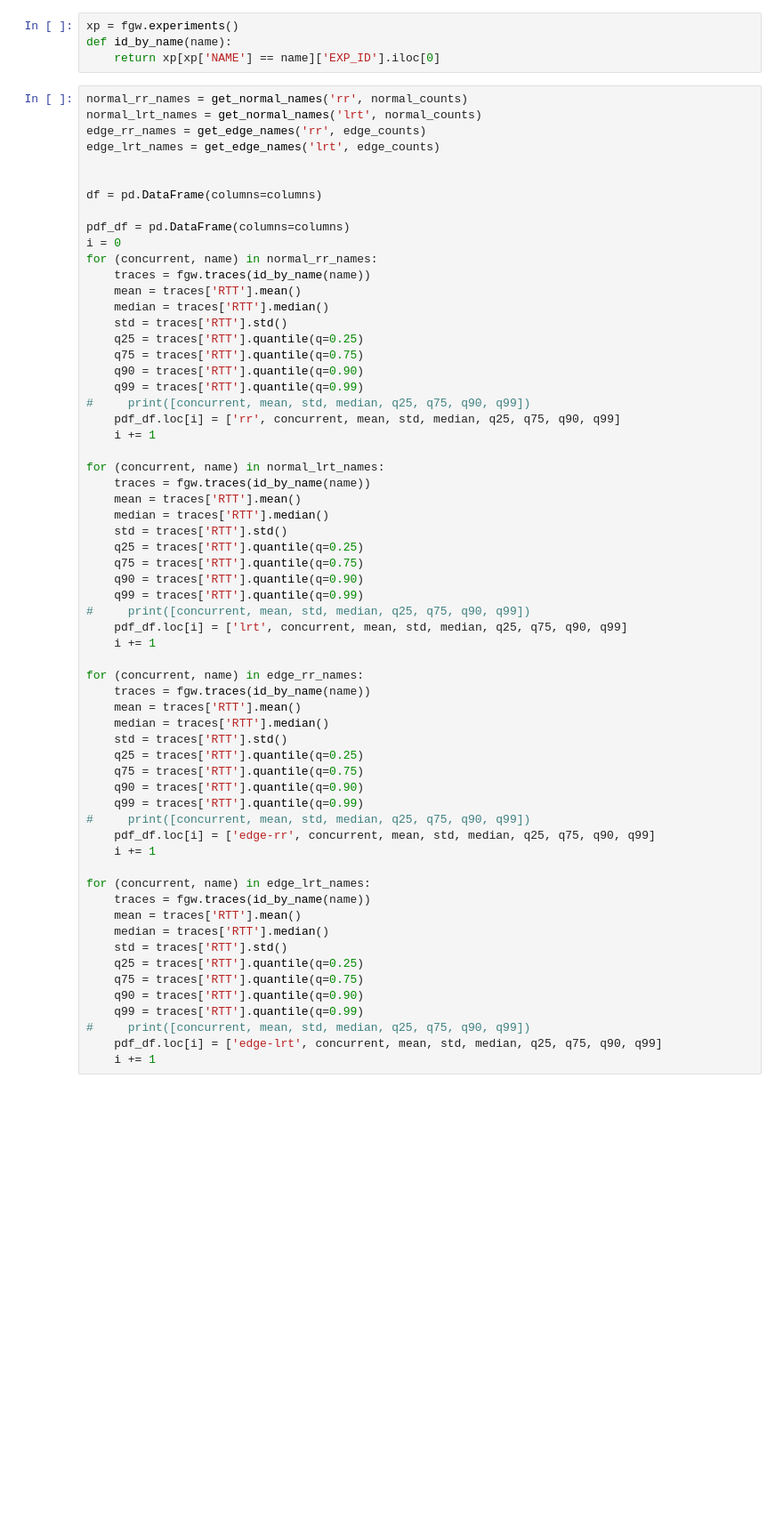
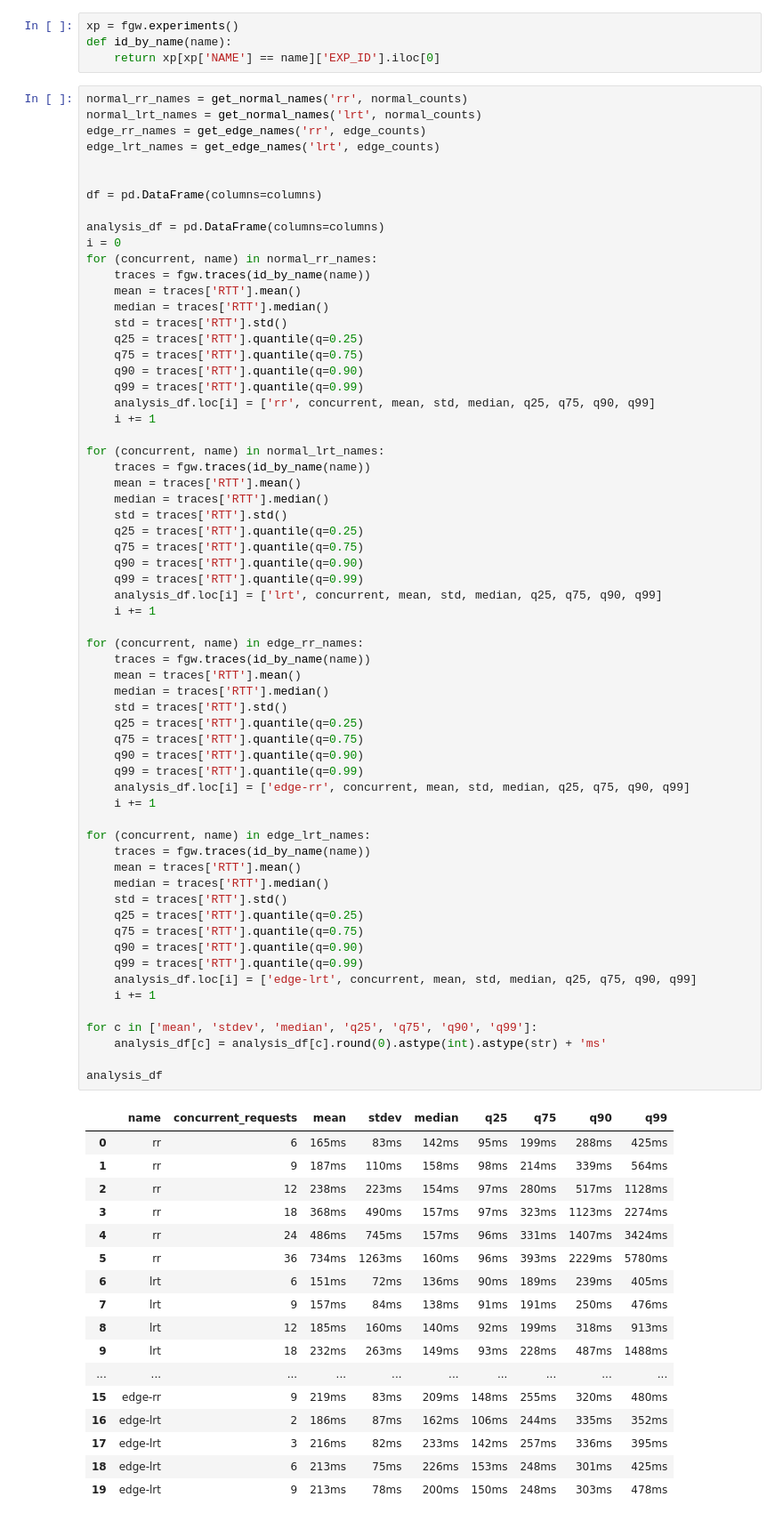
Before and after one commit to jjnp/traefik-eval, a Jupyter notebook: notebooks/full-experiments.ipynb, the cells around one changed output. Shown: that part at 89% size. Cells and saved outputs as stored; diff of their text form; blank space fills up the shorter version.

```diff
--- a/notebooks/full-experiments.ipynb
+++ b/notebooks/full-experiments.ipynb
@@ -38,7 +37,7 @@ edge_lrt_names = get_edge_names('lrt', edge_counts)
 
 df = pd.DataFrame(columns=columns)
 
-pdf_df = pd.DataFrame(columns=columns)
+analysis_df = pd.DataFrame(columns=columns)
 i = 0
 for (concurrent, name) in normal_rr_names:
     traces = fgw.traces(id_by_name(name))
@@ -49,8 +48,7 @@ for (concurrent, name) in normal_rr_names:
     q75 = traces['RTT'].quantile(q=0.75)
     q90 = traces['RTT'].quantile(q=0.90)
     q99 = traces['RTT'].quantile(q=0.99)
-#     print([concurrent, mean, std, median, q25, q75, q90, q99])
-    pdf_df.loc[i] = ['rr', concurrent, mean, std, median, q25, q75, q90, q99]
+    analysis_df.loc[i] = ['rr', concurrent, mean, std, median, q25, q75, q90, q99]
     i += 1
 
 for (concurrent, name) in normal_lrt_names:
@@ -58,36 +56,56 @@ for (concurrent, name) in normal_lrt_names:
     mean = traces['RTT'].mean()
     median = traces['RTT'].median()
     std = traces['RTT'].std()
     q25 = traces['RTT'].quantile(q=0.25)
     q75 = traces['RTT'].quantile(q=0.75)
     q90 = traces['RTT'].quantile(q=0.90)
     q99 = traces['RTT'].quantile(q=0.99)
-#     print([concurrent, mean, std, median, q25, q75, q90, q99])
-    pdf_df.loc[i] = ['lrt', concurrent, mean, std, median, q25, q75, q90, q99]
+    analysis_df.loc[i] = ['lrt', concurrent, mean, std, median, q25, q75, q90, q99]
     i += 1
 
 for (concurrent, name) in edge_rr_names:
     traces = fgw.traces(id_by_name(name))
     mean = traces['RTT'].mean()
     median = traces['RTT'].median()
     std = traces['RTT'].std()
     q25 = traces['RTT'].quantile(q=0.25)
     q75 = traces['RTT'].quantile(q=0.75)
     q90 = traces['RTT'].quantile(q=0.90)
     q99 = traces['RTT'].quantile(q=0.99)
-#     print([concurrent, mean, std, median, q25, q75, q90, q99])
-    pdf_df.loc[i] = ['edge-rr', concurrent, mean, std, median, q25, q75, q90, q99]
+    analysis_df.loc[i] = ['edge-rr', concurrent, mean, std, median, q25, q75, q90, q99]
     i += 1
 
 for (concurrent, name) in edge_lrt_names:
     traces = fgw.traces(id_by_name(name))
     mean = traces['RTT'].mean()
     median = traces['RTT'].median()
     std = traces['RTT'].std()
     q25 = traces['RTT'].quantile(q=0.25)
     q75 = traces['RTT'].quantile(q=0.75)
     q90 = traces['RTT'].quantile(q=0.90)
     q99 = traces['RTT'].quantile(q=0.99)
-#     print([concurrent, mean, std, median, q25, q75, q90, q99])
-    pdf_df.loc[i] = ['edge-lrt', concurrent, mean, std, median, q25, q75, q90, q99]
+    analysis_df.loc[i] = ['edge-lrt', concurrent, mean, std, median, q25, q75, q90, q99]
     i += 1
+
+for c in ['mean', 'stdev', 'median', 'q25', 'q75', 'q90', 'q99']:
+    analysis_df[c] = analysis_df[c].round(0).astype(int).astype(str) + 'ms'
+
+analysis_df
+# %% [output]
+|  | name | concurrent_requests | mean | stdev | median | q25 | q75 | q90 | q99 |
+| 0 | rr | 6 | 165ms | 83ms | 142ms | 95ms | 199ms | 288ms | 425ms |
+| 1 | rr | 9 | 187ms | 110ms | 158ms | 98ms | 214ms | 339ms | 564ms |
+| 2 | rr | 12 | 238ms | 223ms | 154ms | 97ms | 280ms | 517ms | 1128ms |
+| 3 | rr | 18 | 368ms | 490ms | 157ms | 97ms | 323ms | 1123ms | 2274ms |
+| 4 | rr | 24 | 486ms | 745ms | 157ms | 96ms | 331ms | 1407ms | 3424ms |
+| 5 | rr | 36 | 734ms | 1263ms | 160ms | 96ms | 393ms | 2229ms | 5780ms |
+| 6 | lrt | 6 | 151ms | 72ms | 136ms | 90ms | 189ms | 239ms | 405ms |
+| 7 | lrt | 9 | 157ms | 84ms | 138ms | 91ms | 191ms | 250ms | 476ms |
+| 8 | lrt | 12 | 185ms | 160ms | 140ms | 92ms | 199ms | 318ms | 913ms |
+| 9 | lrt | 18 | 232ms | 263ms | 149ms | 93ms | 228ms | 487ms | 1488ms |
+| ... | ... | ... | ... | ... | ... | ... | ... | ... | ... |
+| 15 | edge-rr | 9 | 219ms | 83ms | 209ms | 148ms | 255ms | 320ms | 480ms |
+| 16 | edge-lrt | 2 | 186ms | 87ms | 162ms | 106ms | 244ms | 335ms | 352ms |
+| 17 | edge-lrt | 3 | 216ms | 82ms | 233ms | 142ms | 257ms | 336ms | 395ms |
+| 18 | edge-lrt | 6 | 213ms | 75ms | 226ms | 153ms | 248ms | 301ms | 425ms |
+| 19 | edge-lrt | 9 | 213ms | 78ms | 200ms | 150ms | 248ms | 303ms | 478ms |
```
Also changed, not shown: parts of 5 cells of this notebook, 12 other files.
